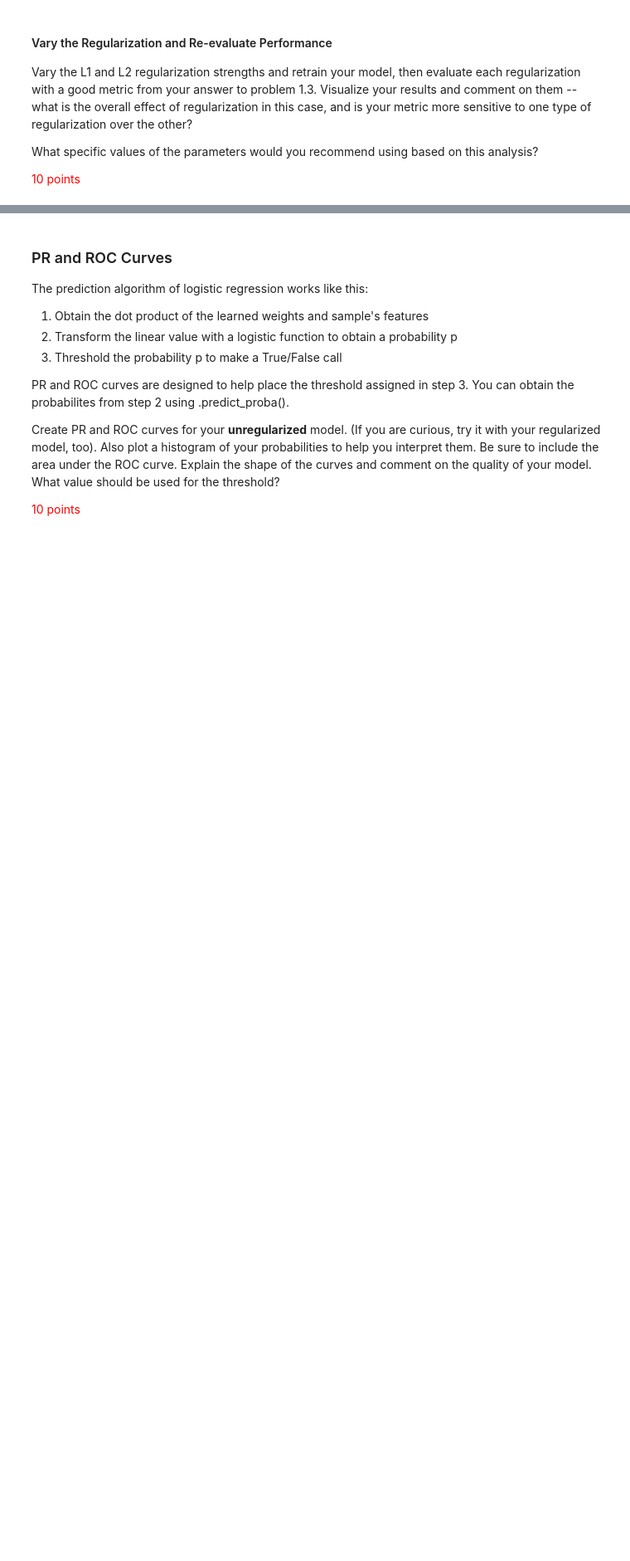
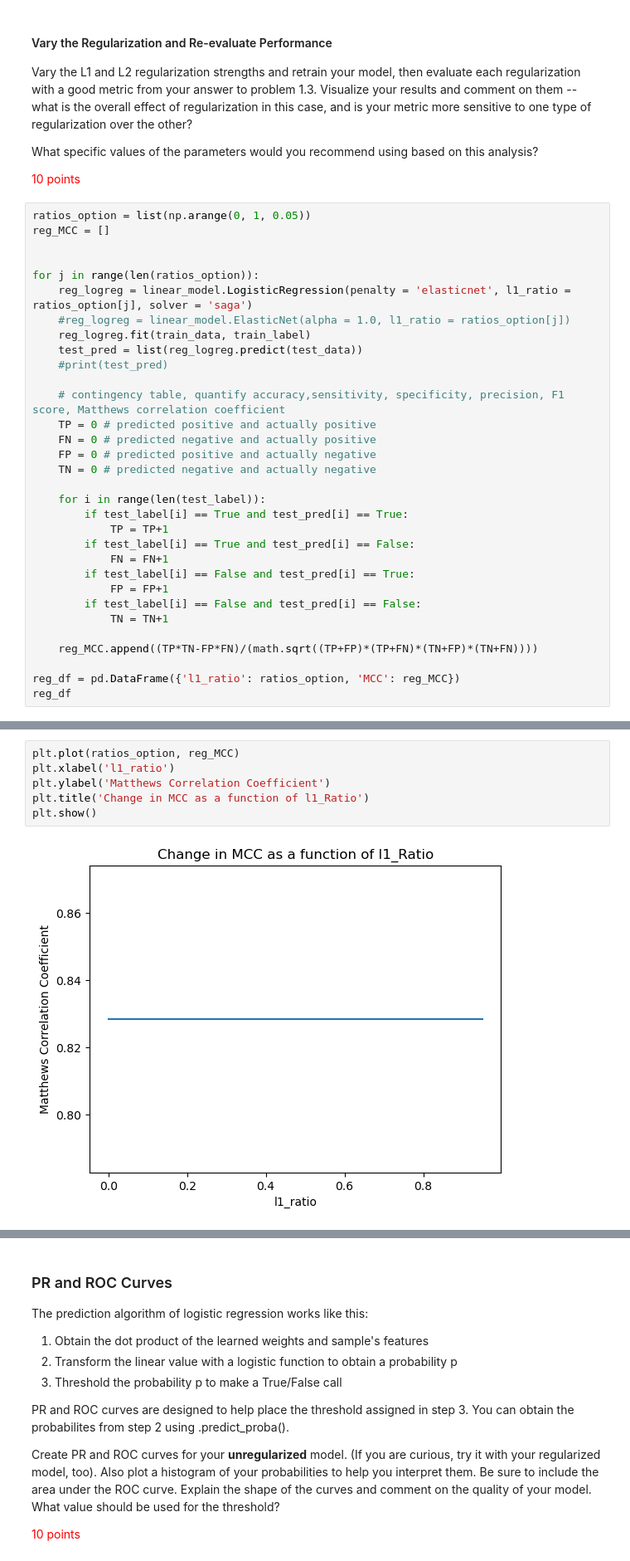
Before and after one commit to XuwenAmyLou/SP23-BENG213, a Jupyter notebook: HW3/Homework 3_ Supervised Learning.ipynb, the cells around one changed output, grey strips where cells are left out. Shown at 83% size. Saved outputs shown, nothing was run; the diff lists cells and outputs as text; blank space fills up the shorter version.

```diff
--- a/HW3/Homework 3_ Supervised Learning.ipynb
+++ b/HW3/Homework 3_ Supervised Learning.ipynb
@@ -337,3 +330,35 @@ Vary the L1 and L2 regularization strengths and retrain your model, then evaluat
 What specific values of the parameters would you recommend using based on this analysis?
 
 <span style="color:red">10 points</span>
+# %%
+ratios_option = list(np.arange(0, 1, 0.05))
+reg_MCC = []
+
+
+for j in range(len(ratios_option)):
+    reg_logreg = linear_model.LogisticRegression(penalty = 'elasticnet', l1_ratio = ratios_option[j], solver = 'saga')
+    #reg_logreg = linear_model.ElasticNet(alpha = 1.0, l1_ratio = ratios_option[j])
+    reg_logreg.fit(train_data, train_label)
+    test_pred = list(reg_logreg.predict(test_data))
+    #print(test_pred)
+
+    # contingency table, quantify accuracy,sensitivity, specificity, precision, F1 score, Matthews correlation coefficient
+    TP = 0 # predicted positive and actually positive
+    FN = 0 # predicted negative and actually positive
+    FP = 0 # predicted positive and actually negative
+    TN = 0 # predicted negative and actually negative
+
+    for i in range(len(test_label)):
+        if test_label[i] == True and test_pred[i] == True:
+            TP = TP+1
+        if test_label[i] == True and test_pred[i] == False:
+            FN = FN+1
+        if test_label[i] == False and test_pred[i] == True:
+            FP = FP+1
+        if test_label[i] == False and test_pred[i] == False:
+            TN = TN+1
+
+    reg_MCC.append((TP*TN-FP*FN)/(math.sqrt((TP+FP)*(TP+FN)*(TN+FP)*(TN+FN))))
+
+reg_df = pd.DataFrame({'l1_ratio': ratios_option, 'MCC': reg_MCC})
+reg_df
@@ -339,0 +383,8 @@ What specific values of the parameters would you recommend using based on this a
+# %%
+plt.plot(ratios_option, reg_MCC)
+plt.xlabel('l1_ratio')
+plt.ylabel('Matthews Correlation Coefficient')
+plt.title('Change in MCC as a function of l1_Ratio')
+plt.show()
+# %% [output]
+[figure, added]
```
Also changed, not shown: parts of 35 cells of this notebook, 1 other file.
